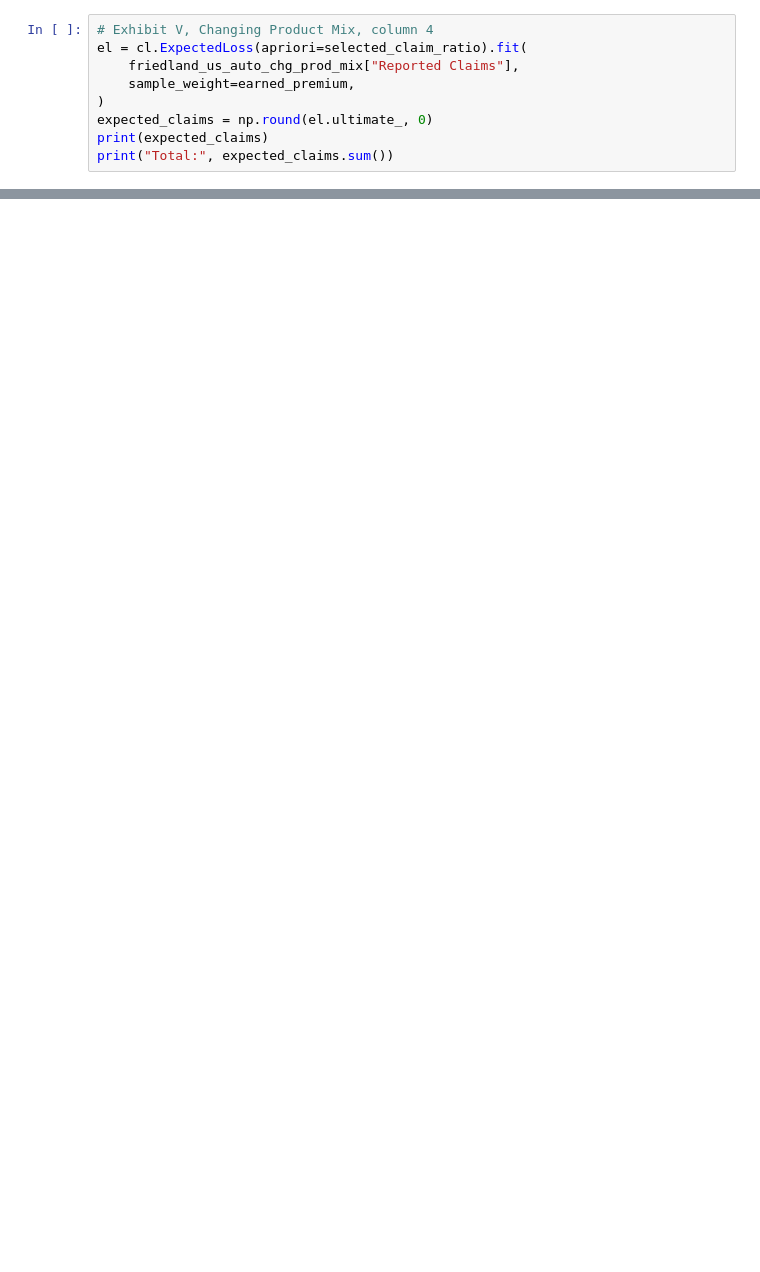
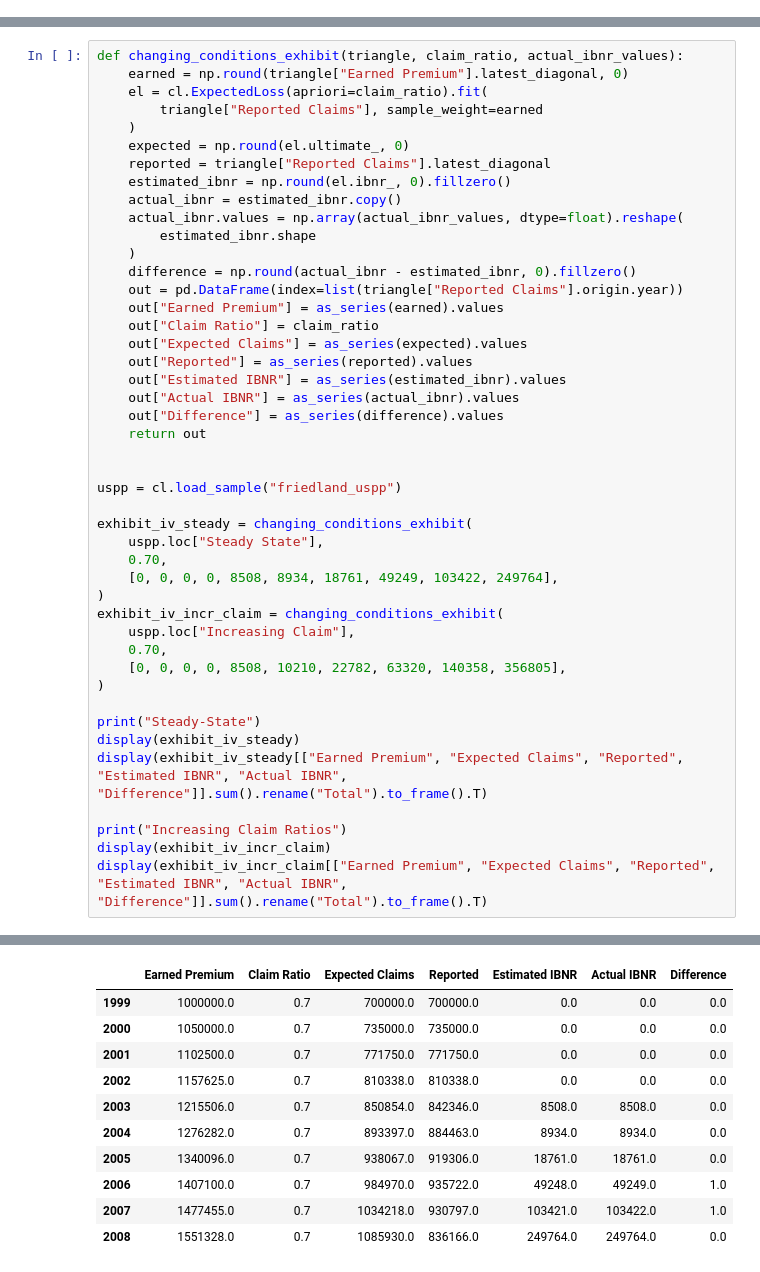
Before and after one commit to casact/chainladder-python, a Jupyter notebook: docs/friedland/chapter_8.ipynb, the cells around one changed output, grey strips where cells are left out. Saved outputs shown, nothing was run; the diff lists cells and outputs as text; blank space fills up the shorter version.

```diff
--- a/docs/friedland/chapter_8.ipynb
+++ b/docs/friedland/chapter_8.ipynb
@@ -4799,9 +0,0 @@ print(selected_claim_ratio)
-# %%
-# Exhibit V, Changing Product Mix, column 4
-el = cl.ExpectedLoss(apriori=selected_claim_ratio).fit(
-    friedland_us_auto_chg_prod_mix["Reported Claims"],
-    sample_weight=earned_premium,
-)
-expected_claims = np.round(el.ultimate_, 0)
-print(expected_claims)
-print("Total:", expected_claims.sum())
@@ -5253,0 +1032,46 @@ assert np.isclose(difference.sum(), 224465, atol=2)
+# %%
+def changing_conditions_exhibit(triangle, claim_ratio, actual_ibnr_values):
+    earned = np.round(triangle["Earned Premium"].latest_diagonal, 0)
+    el = cl.ExpectedLoss(apriori=claim_ratio).fit(
+        triangle["Reported Claims"], sample_weight=earned
+    )
+    expected = np.round(el.ultimate_, 0)
+    reported = triangle["Reported Claims"].latest_diagonal
+    estimated_ibnr = np.round(el.ibnr_, 0).fillzero()
+    actual_ibnr = estimated_ibnr.copy()
+    actual_ibnr.values = np.array(actual_ibnr_values, dtype=float).reshape(
+        estimated_ibnr.shape
+    )
+    difference = np.round(actual_ibnr - estimated_ibnr, 0).fillzero()
+    out = pd.DataFrame(index=list(triangle["Reported Claims"].origin.year))
+    out["Earned Premium"] = as_series(earned).values
+    out["Claim Ratio"] = claim_ratio
+    out["Expected Claims"] = as_series(expected).values
+    out["Reported"] = as_series(reported).values
+    out["Estimated IBNR"] = as_series(estimated_ibnr).values
+    out["Actual IBNR"] = as_series(actual_ibnr).values
+    out["Difference"] = as_series(difference).values
+    return out
+
+
+uspp = cl.load_sample("friedland_uspp")
+
+exhibit_iv_steady = changing_conditions_exhibit(
+    uspp.loc["Steady State"],
+    0.70,
+    [0, 0, 0, 0, 8508, 8934, 18761, 49249, 103422, 249764],
+)
+exhibit_iv_incr_claim = changing_conditions_exhibit(
+    uspp.loc["Increasing Claim"],
+    0.70,
+    [0, 0, 0, 0, 8508, 10210, 22782, 63320, 140358, 356805],
+)
+
+print("Steady-State")
+display(exhibit_iv_steady)
+display(exhibit_iv_steady[["Earned Premium", "Expected Claims", "Reported", "Estimated IBNR", "Actual IBNR", "Difference"]].sum().rename("Total").to_frame().T)
+
+print("Increasing Claim Ratios")
+display(exhibit_iv_incr_claim)
+display(exhibit_iv_incr_claim[["Earned Premium", "Expected Claims", "Reported", "Estimated IBNR", "Actual IBNR", "Difference"]].sum().rename("Total").to_frame().T)
+# %% [output]
@@ -5253,0 +1079,11 @@ assert np.isclose(difference.sum(), 224465, atol=2)
+|  | Earned Premium | Claim Ratio | Expected Claims | Reported | Estimated IBNR | Actual IBNR | Difference |
+| 1999 | 1000000.0 | 0.7 | 700000.0 | 700000.0 | 0.0 | 0.0 | 0.0 |
+| 2000 | 1050000.0 | 0.7 | 735000.0 | 735000.0 | 0.0 | 0.0 | 0.0 |
+| 2001 | 1102500.0 | 0.7 | 771750.0 | 771750.0 | 0.0 | 0.0 | 0.0 |
+| 2002 | 1157625.0 | 0.7 | 810338.0 | 810338.0 | 0.0 | 0.0 | 0.0 |
+| 2003 | 1215506.0 | 0.7 | 850854.0 | 842346.0 | 8508.0 | 8508.0 | 0.0 |
+| 2004 | 1276282.0 | 0.7 | 893397.0 | 884463.0 | 8934.0 | 8934.0 | 0.0 |
+| 2005 | 1340096.0 | 0.7 | 938067.0 | 919306.0 | 18761.0 | 18761.0 | 0.0 |
+| 2006 | 1407100.0 | 0.7 | 984970.0 | 935722.0 | 49248.0 | 49249.0 | 1.0 |
+| 2007 | 1477455.0 | 0.7 | 1034218.0 | 930797.0 | 103421.0 | 103422.0 | 1.0 |
+| 2008 | 1551328.0 | 0.7 | 1085930.0 | 836166.0 | 249764.0 | 249764.0 | 0.0 |
```
Also changed, not shown: parts of 188 cells of this notebook.
